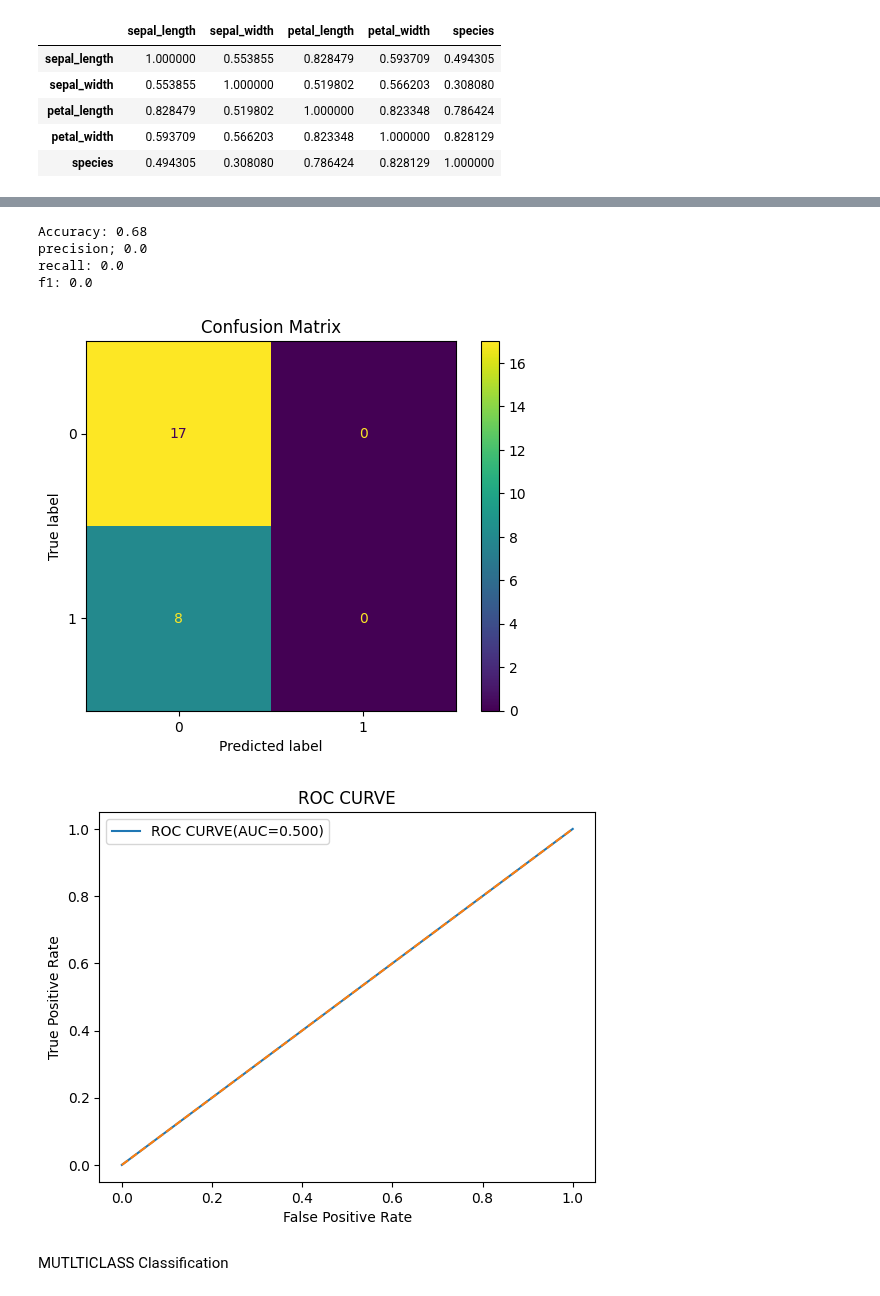
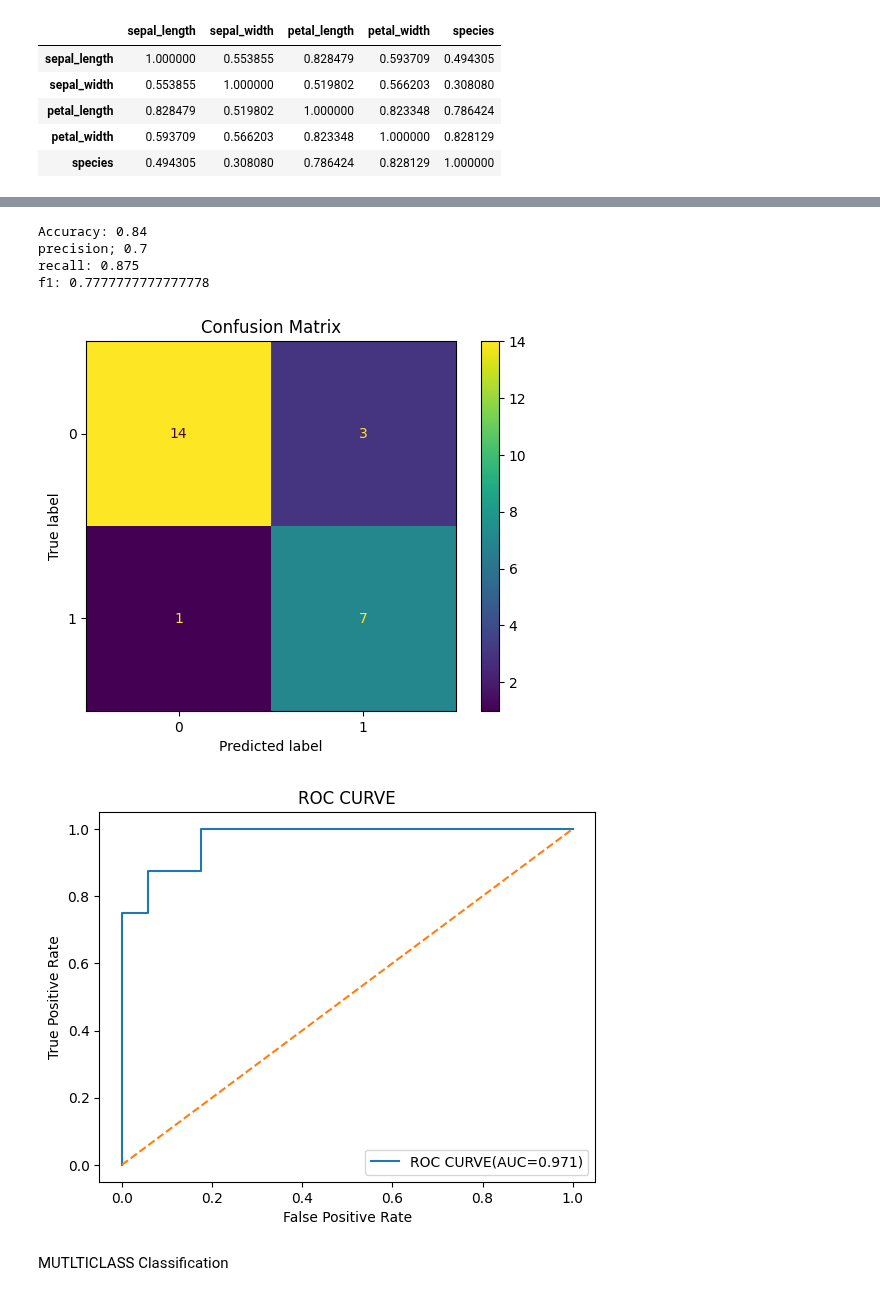
Before and after one commit to anmolS-1104/SML, a Jupyter notebook: SML /Exp7/Exp7part1.ipynb, the cells around one changed output, grey strips where cells are left out. Cells and saved outputs as stored; diff of their text form; code cells hidden in the pictures.

```diff
--- a/SML /Exp7/Exp7part1.ipynb
+++ b/SML /Exp7/Exp7part1.ipynb
@@ -47,3 +37,7 @@ df.head()
+# %%
+# Split data
+X = df_s.iloc[:,:-1]
+y = df_s.iloc[:,-1]
 # %%
 from sklearn.model_selection import train_test_split
 X_train,X_test,y_train,y_test = train_test_split(X,y,test_size=0.25,random_state=31)
@@ -63,17 +57,22 @@ from sklearn.model_selection import GridSearchCV
 
 #Scaling
 sc = StandardScaler()
-X_train_scaled = sc.fit_transform(X_train)
-X_test_scaled = sc.transform(X_test)
+X_train = sc.fit_transform(X_train)
+X_test = sc.transform(X_test)
 
 classifier = LogisticRegression()
 parameter = [
-    {'l1_ratio':['1'],'solver':['liblinear','saga'],
+    {'l1_ratio':['1.0'],'solver':['liblinear','saga'],
      'C':[1,2,3,4,5],'max_iter':[1000]},
-    {'l1_ratio':['0'],'solver':['lbfgs','liblinear','saga'],
+    {'l1_ratio':['0.0'],'solver':['lbfgs','liblinear','saga'],
      'C':[1,2,3,4,5],'max_iter':[1000]},
-    {'penalty':['elasticnet'],'solver':['saga'],
-     'l1_ratio':[0.5],'C':[1,2,3,4,5],'max_iter':[1000]}
+    {
+        # ElasticNet (Combination of L1 and L2)
+        'penalty': ['elasticnet'],
+        'solver': ['saga'],
+        'l1_ratio': [0.5], # Must be a float
+        'C': [1, 2, 3, 4, 5]
+    }
 ]
 grid = GridSearchCV(classifier,param_grid=parameter,cv=5,scoring='accuracy')
 grid.fit(X_train,y_train)
@@ -113,8 +112,8 @@ from sklearn.metrics import(
 import matplotlib.pyplot as plt
 #use the model
 best_model = grid.best_estimator_
-y_pred = best_model.predict(X_test_scaled)
-y_prob =grid.best_estimator_.predict_proba(X_test_scaled)
+y_pred = best_model.predict(X_test)
+y_prob =grid.best_estimator_.predict_proba(X_test)[:,1]
 accuracy = accuracy_score(y_test,y_pred)
 precision = precision_score(y_test,y_pred)
 recall = recall_score(y_test,y_pred)
@@ -124,30 +123,30 @@ print("precision;",precision)
 print("recall:",recall)
 print("f1:",f1)
 # %% [output]
-Accuracy: 0.68
-precision; 0.0
-recall: 0.0
-f1: 0.0
+Accuracy: 0.84
+precision; 0.7
+recall: 0.875
+f1: 0.7777777777777778
 # %%
 cm = confusion_matrix(y_test,y_pred)
 disp = ConfusionMatrixDisplay(confusion_matrix=cm)
 disp.plot()
 plt.title('Confusion Matrix')
 plt.show()
-fpr,tpr,thresholds=roc_curve(y_test,y_pred)
-roc_auc = roc_auc_score(y_test,y_pred)
+fpr,tpr,thresholds=roc_curve(y_test,y_prob)
+roc_auc = roc_auc_score(y_test,y_prob)
 
 plt.figure()
 plt.plot(fpr,tpr,label=f"ROC CURVE(AUC={roc_auc:.3f})")
 plt.plot([0,1],[0,1],linestyle='--')
 plt.xlabel('False Positive Rate')
 plt.ylabel('True Positive Rate')
 plt.title('ROC CURVE')
 plt.legend()
 plt.show()
 # %% [output]
-[figure, old version]
+[figure, new version]
-[figure, old version]
+[figure, new version]
 # %% [markdown]
 MUTLTICLASS Classification
 # %%
```
Also changed, not shown: parts of 5 cells of this notebook, 1 other file.
